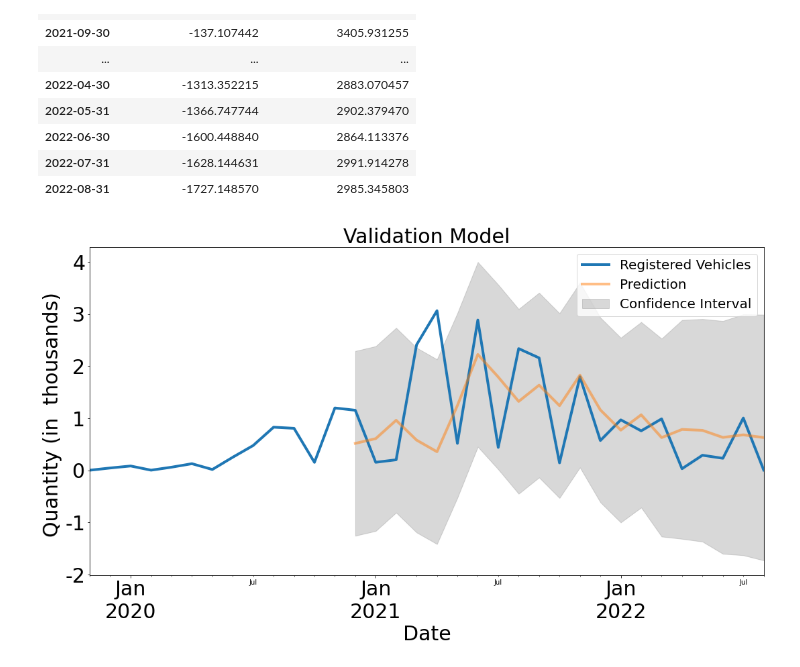
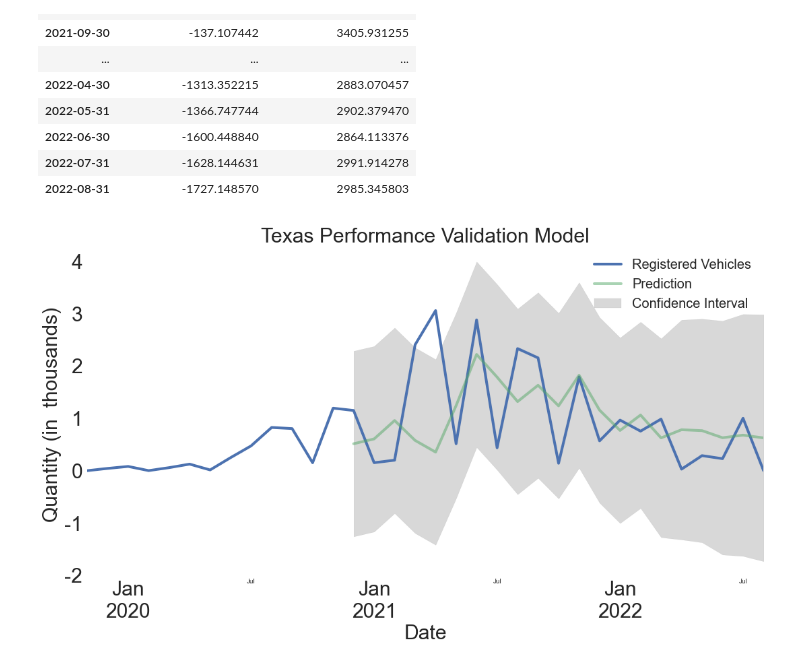
Before and after one commit to Dmoreir1/Capstone-Project--DS-Flatiron, a Jupyter notebook: Draft TX.ipynb, the cells around one changed output. Drawn from its saved outputs; the diff is of its cells as text; code cells hidden in the pictures.

```diff
--- a/Draft TX.ipynb
+++ b/Draft TX.ipynb
@@ -20,5 +20,6 @@ import matplotlib.ticker as ticker
 from sklearn.model_selection import TimeSeriesSplit
 import pmdarima as pm
 %matplotlib inline
+plt.style.use('seaborn')
 # %%
 df_raw = pd.read_csv('data/tx_ev_registrations_public.csv')
@@ -190,28 +255,28 @@ pred_conf
 | 2022-08-31 | -1727.148570 | 2985.345803 |
 # %%
 
-
+sns.set_style(style='white')
 rcParams['figure.figsize'] = 18, 9
 ax = df.plot(label='observed', linewidth = 4)
 
 pred.predicted_mean.plot(ax=ax, label='Prediction', alpha=0.5, linewidth = 4)
 
 
 ax.fill_between(pred_conf.index,
                 pred_conf.iloc[:, 0],
                 pred_conf.iloc[:, 1], color='grey', alpha=0.3,label = 'Confidence Interval')
 
 
 ax.set_xlabel('Date',fontsize=30)
 plt.xticks(fontsize=30)
 ax.set_ylabel('Quantity (in  thousands) ',fontsize=30)
 plt.yticks(fontsize=30)
 scale_y = 1e3
 ticks_y = ticker.FuncFormatter(lambda x, pos: '{0:g}'.format(x/scale_y))
 ax.yaxis.set_major_formatter(ticks_y)
-ax.set_title('Validation Model',fontsize=30)
+ax.set_title('Texas Performance Validation Model',fontsize=30)
 plt.legend(fontsize = 20)
 
 plt.show()
 # %% [output]
-[figure, old version]
+[figure, new version]
```
Also changed, not shown: parts of 14 cells of this notebook, 6 other files.
